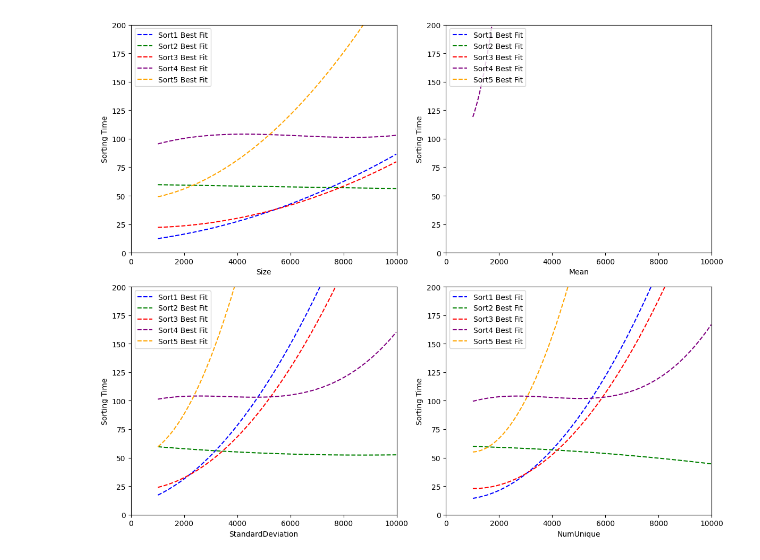
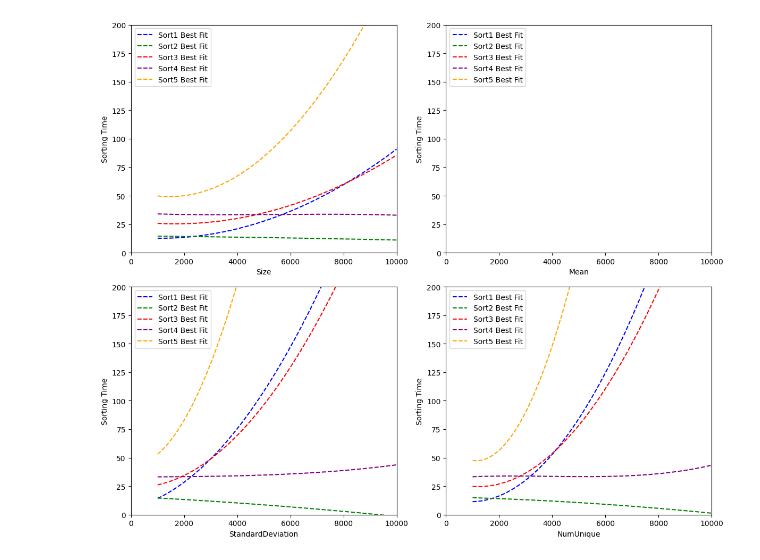
Before and after one commit to Andy-Borch/Efficient-Algorithm-Predictor, a Jupyter notebook: generate_data.ipynb, the cells around one changed output. Cells and saved outputs as stored; diff of their text form; code cells hidden in the pictures.

Commit message:
Update data

```diff
--- a/generate_data.ipynb
+++ b/generate_data.ipynb
@@ -50,7 +50,7 @@ min_stddev, max_stddev = .1, 3
 min_unique, max_unique = 0.7, 1
 num_points = 1000
 data_file = "data/data_no_pandas.csv"
-features_file = "data/mock_features.csv"
+features_file = "data/mock_timings.csv"
 
 #Clear out CSV Files
 with open(data_file, "w") as file:
@@ -97,11 +97,11 @@ def generate_random_features(row, noise_scale=10):
 
     base_sort_time = (size / 1000) + random.uniform(-5, 5)
 
-    y_intercept1 = random.uniform(0, 20)
-    y_intercept2 = random.uniform(50, 70)
-    y_intercept3 = random.uniform(10, 30)
-    y_intercept4 = random.uniform(50, 150)
-    y_intercept5 = random.uniform(20, 80)
+    y_intercept1 = random.uniform(0, 15)
+    y_intercept2 = random.uniform(10, 20)
+    y_intercept3 = random.uniform(15, 30)
+    y_intercept4 = random.uniform(25, 40)
+    y_intercept5 = random.uniform(35, 50)
 
     noise = lambda: random.uniform(-noise_scale, noise_scale)
 
@@ -259,31 +259,31 @@ def process_file(input_path, output_path):
     axs[1, 1].scatter(numUnique_data, sort5_data, label='Sort5', color='orange', alpha=0.5) """
 
     poly1 = fit_polynomial(numUnique_data, sort1_data, 2)
     poly2 = fit_polynomial(numUnique_data, sort2_data, 2)
     poly3 = fit_polynomial(numUnique_data, sort3_data, 2)
     poly4 = fit_polynomial(numUnique_data, sort4_data, 3)
     poly5 = fit_polynomial(numUnique_data, sort5_data, 2)
 
     axs[1, 1].plot(x_vals, poly1(x_vals), color='blue', linestyle='--', label='Sort1 Best Fit')
     axs[1, 1].plot(x_vals, poly2(x_vals), color='green', linestyle='--', label='Sort2 Best Fit')
     axs[1, 1].plot(x_vals, poly3(x_vals), color='red', linestyle='--', label='Sort3 Best Fit')
     axs[1, 1].plot(x_vals, poly4(x_vals), color='purple', linestyle='--', label='Sort4 Best Fit')
     axs[1, 1].plot(x_vals, poly5(x_vals), color='orange', linestyle='--', label='Sort5 Best Fit')
 
     feature_names = ['Size', 'Mean', 'StandardDeviation', 'NumUnique']
 
     for i, ax in enumerate(axs.flat):
         feature = feature_names[i]
         ax.set_xlabel(feature)
         ax.set_ylabel('Sorting Time')
         ax.set_ylim(0, 200)
         ax.set_xlim(0, 10000)
         ax.legend(loc='upper left')
 
 
     plt.tight_layout()
     plt.show()
 
 process_file("data/mock_timings.csv", "data/mock_timings.csv")
 # %% [output]
-[figure, old version]
+[figure, new version]
```
Also changed, not shown: parts of 1 cell of this notebook, 1 other file.
